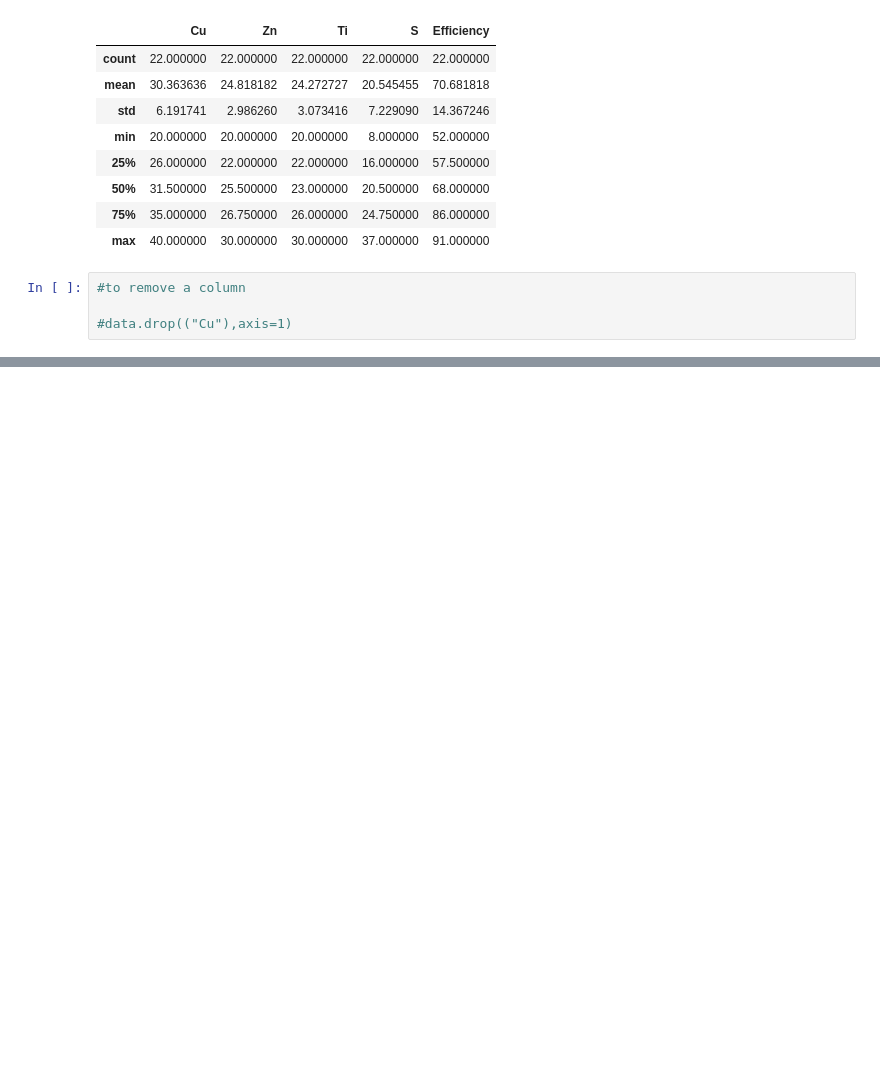
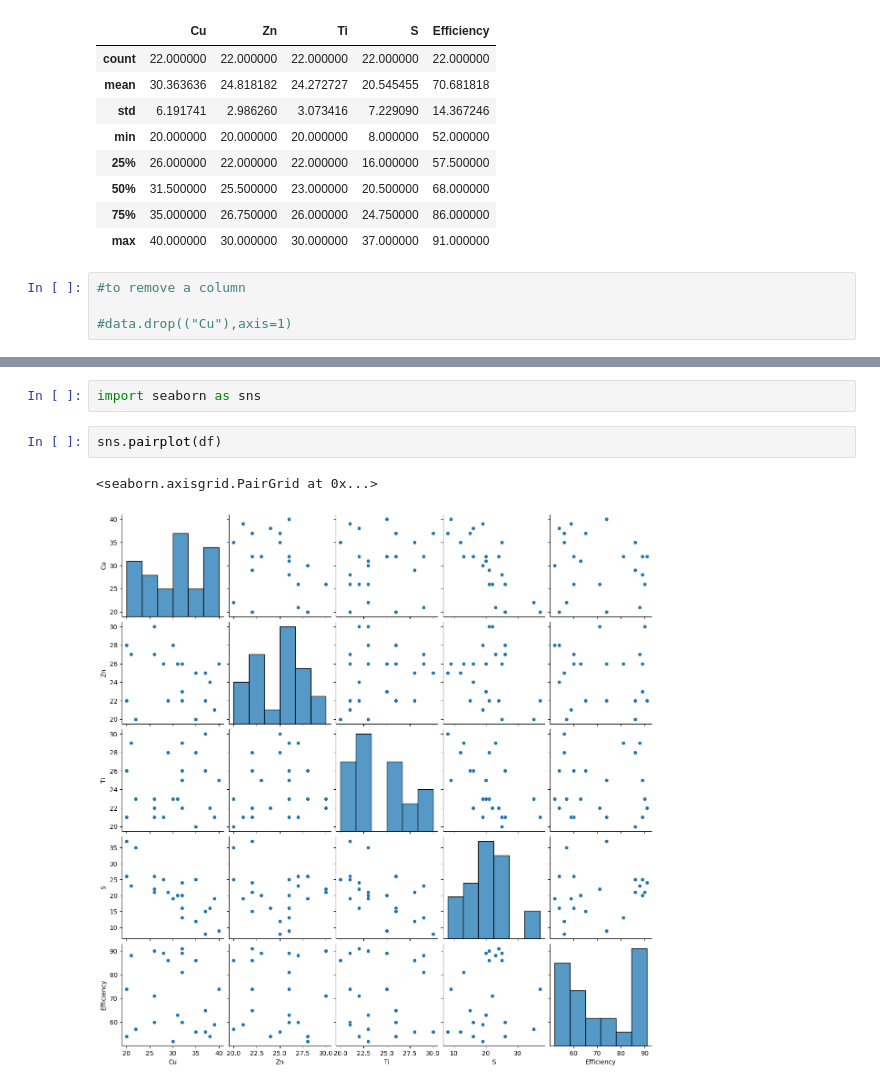
Before and after one commit to DissanayakeLYB/FYP-ML-Optimization-of-CZTS, a Jupyter notebook: coffee.ipynb, the cells around one changed output, grey strips where cells are left out. Cells and saved outputs as stored; diff of their text form; blank space fills up the shorter version.

```diff
--- a/coffee.ipynb
+++ b/coffee.ipynb
@@ -88,0 +63,7 @@ data["Ti"].plot()
+# %%
+import seaborn as sns
+# %%
+sns.pairplot(df)
+# %% [output]
+<seaborn.axisgrid.PairGrid at 0x...>
+[figure, added]
```
Also changed, not shown: parts of 7 cells of this notebook.
